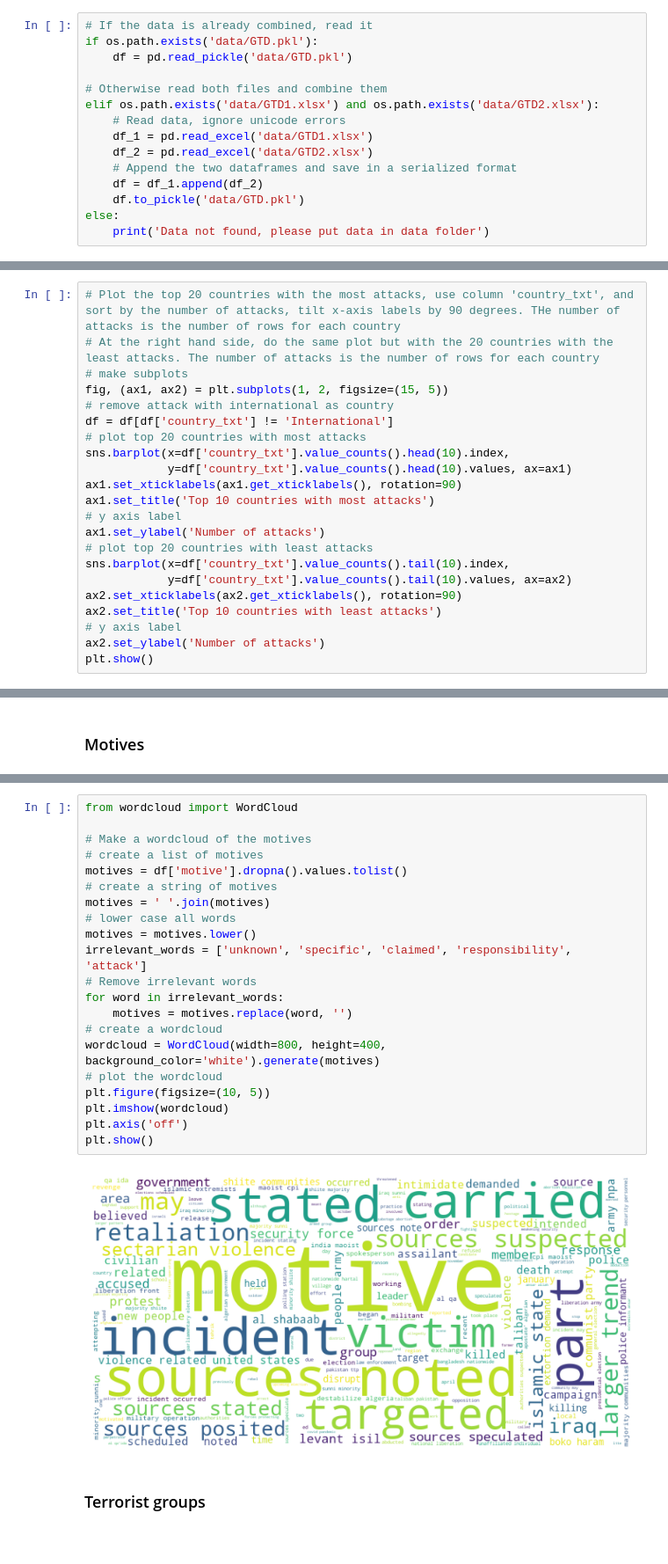
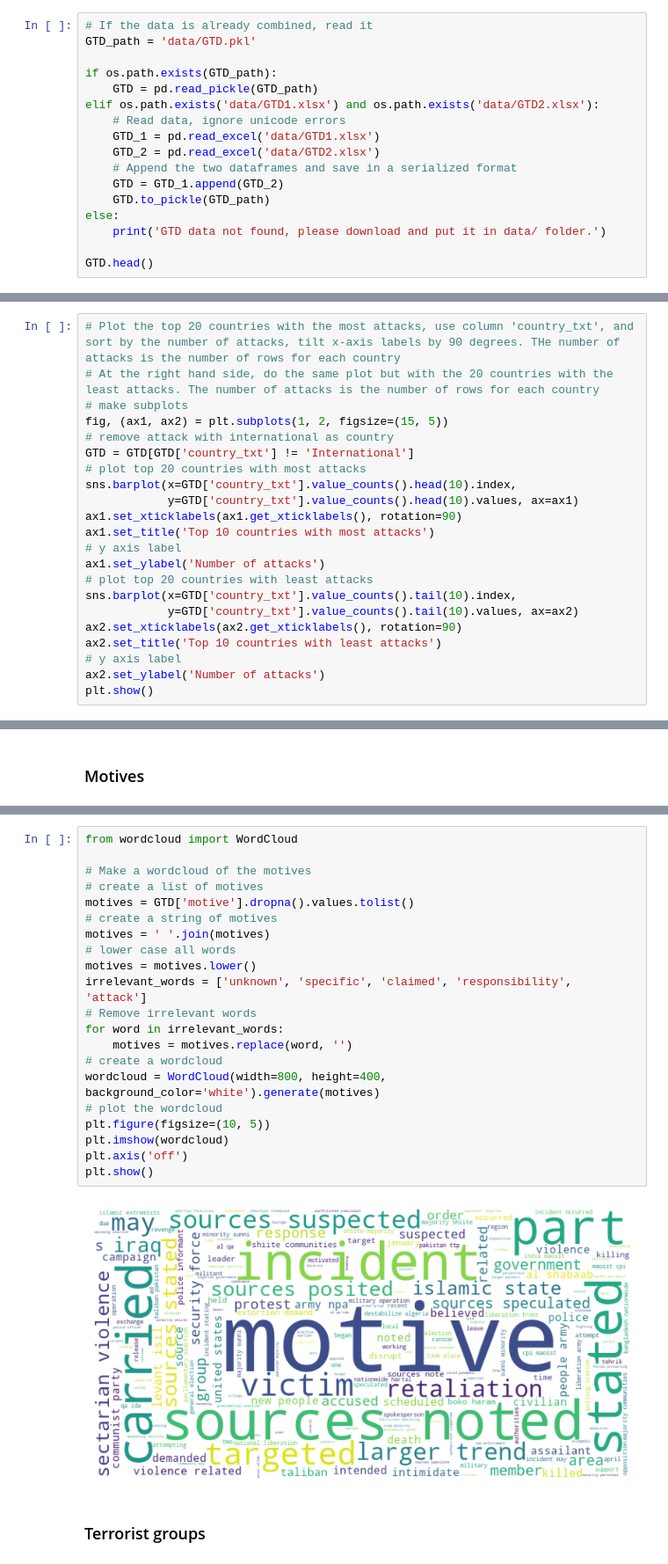
Before and after one commit to com-480-data-visualization/project-2023-yeravizard, a Jupyter notebook: exploration.ipynb, the cells around one changed output, grey strips where cells are left out. Shown at 88% size. Cells and saved outputs as stored; diff of their text form.

```diff
--- a/exploration.ipynb
+++ b/exploration.ipynb
@@ -24,15 +27,17 @@ pd.set_option('display.max_columns', None)
 # %%
 # If the data is already combined, read it
-if os.path.exists('data/GTD.pkl'):
-    df = pd.read_pickle('data/GTD.pkl')
+GTD_path = 'data/GTD.pkl'
 
-# Otherwise read both files and combine them
+if os.path.exists(GTD_path):
+    GTD = pd.read_pickle(GTD_path)
 elif os.path.exists('data/GTD1.xlsx') and os.path.exists('data/GTD2.xlsx'):
     # Read data, ignore unicode errors
-    df_1 = pd.read_excel('data/GTD1.xlsx')
-    df_2 = pd.read_excel('data/GTD2.xlsx')
+    GTD_1 = pd.read_excel('data/GTD1.xlsx')
+    GTD_2 = pd.read_excel('data/GTD2.xlsx')
     # Append the two dataframes and save in a serialized format
-    df = df_1.append(df_2)
-    df.to_pickle('data/GTD.pkl')
+    GTD = GTD_1.append(GTD_2)
+    GTD.to_pickle(GTD_path)
 else:
-    print('Data not found, please put data in data folder')
+    print('GTD data not found, please download and put it in data/ folder.')
+
+GTD.head()
@@ -86,17 +87,17 @@ plt.show()
 # make subplots
 fig, (ax1, ax2) = plt.subplots(1, 2, figsize=(15, 5))
 # remove attack with international as country
-df = df[df['country_txt'] != 'International']
+GTD = GTD[GTD['country_txt'] != 'International']
 # plot top 20 countries with most attacks
-sns.barplot(x=df['country_txt'].value_counts().head(10).index,
-            y=df['country_txt'].value_counts().head(10).values, ax=ax1)
+sns.barplot(x=GTD['country_txt'].value_counts().head(10).index,
+            y=GTD['country_txt'].value_counts().head(10).values, ax=ax1)
 ax1.set_xticklabels(ax1.get_xticklabels(), rotation=90)
 ax1.set_title('Top 10 countries with most attacks')
 # y axis label
 ax1.set_ylabel('Number of attacks')
 # plot top 20 countries with least attacks
-sns.barplot(x=df['country_txt'].value_counts().tail(10).index,
-            y=df['country_txt'].value_counts().tail(10).values, ax=ax2)
+sns.barplot(x=GTD['country_txt'].value_counts().tail(10).index,
+            y=GTD['country_txt'].value_counts().tail(10).values, ax=ax2)
 ax2.set_xticklabels(ax2.get_xticklabels(), rotation=90)
 ax2.set_title('Top 10 countries with least attacks')
 # y axis label
@@ -199,26 +199,26 @@ The percentage of null motive is: 74.01 %
 # %%
 from wordcloud import WordCloud
 
 # Make a wordcloud of the motives
 # create a list of motives
-motives = df['motive'].dropna().values.tolist()
+motives = GTD['motive'].dropna().values.tolist()
 # create a string of motives
 motives = ' '.join(motives)
 # lower case all words
 motives = motives.lower()
 irrelevant_words = ['unknown', 'specific', 'claimed', 'responsibility', 'attack']
 # Remove irrelevant words
 for word in irrelevant_words:
     motives = motives.replace(word, '')
 # create a wordcloud
 wordcloud = WordCloud(width=800, height=400, background_color='white').generate(motives)
 # plot the wordcloud
 plt.figure(figsize=(10, 5))
 plt.imshow(wordcloud)
 plt.axis('off')
 plt.show()
 # %% [output]
-[figure, old version]
+[figure, new version]
 # %% [markdown]
 ### Terrorist groups
 # %%
```
Also changed, not shown: parts of 22 cells of this notebook, 1 other file.
